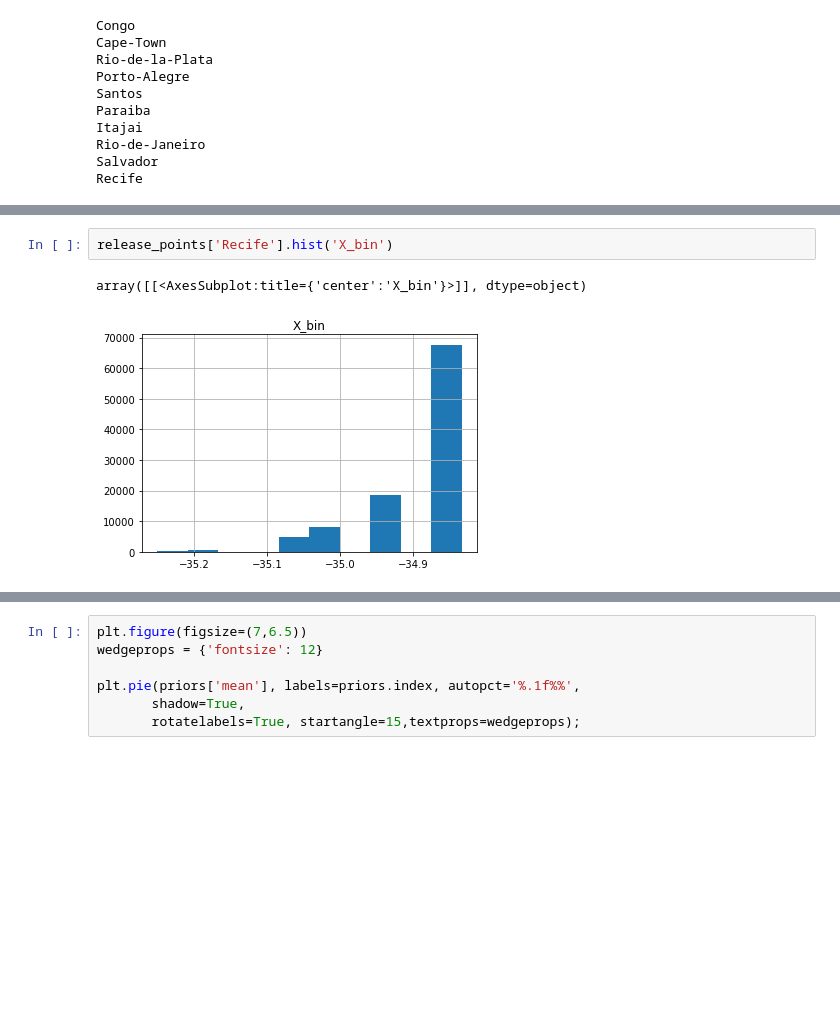
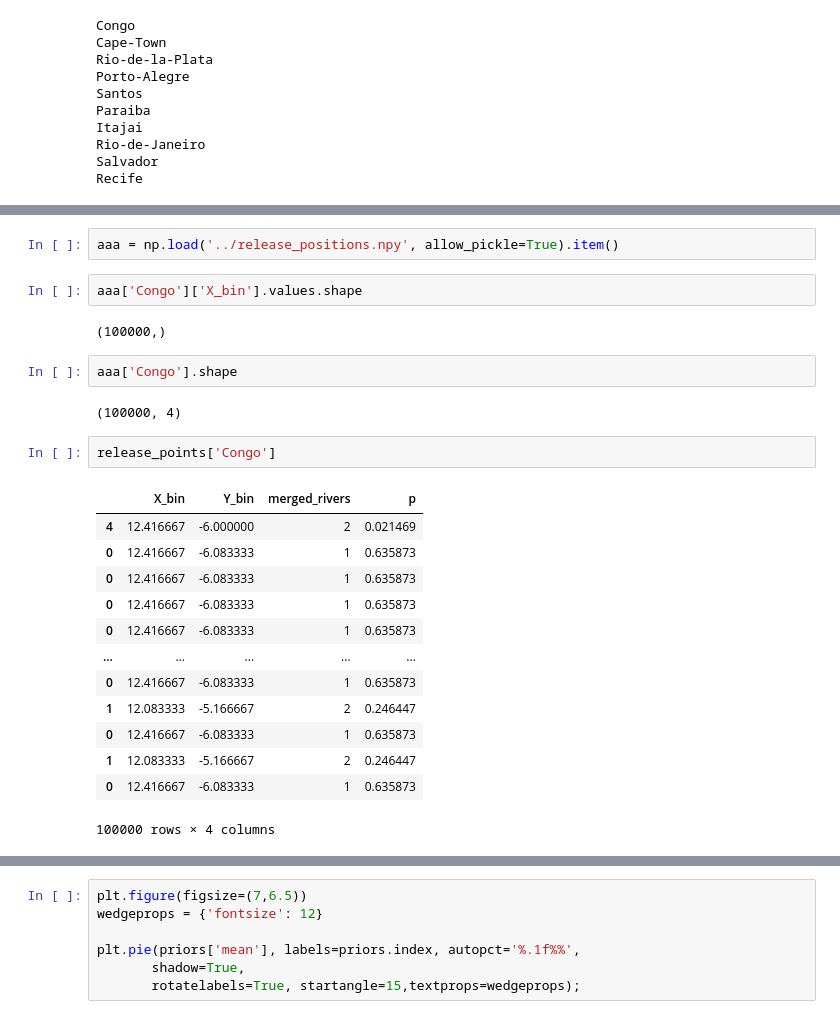
Before and after one commit to OceanParcels/BayesianAnalysis_SouthAtlantic, a Jupyter notebook: notebooks/Standard_method_release_particles_from_river_locations.ipynb, the cells around one changed output, grey strips where cells are left out. Saved outputs shown, nothing was run; the diff lists cells and outputs as text; blank space fills up the shorter version.

Commit message:
First local test passed! polish scripts to make it work. Release points not verified yet.

```diff
--- a/notebooks/Standard_method_release_particles_from_river_locations.ipynb
+++ b/notebooks/Standard_method_release_particles_from_river_locations.ipynb
@@ -540,5 +516,26 @@ for i, loc in enumerate(cluster_locations):
-# %%
-release_points['Recife'].hist('X_bin')
-# %% [output]
-array([[<AxesSubplot:title={'center':'X_bin'}>]], dtype=object)
-[figure, removed]
+# %%
+aaa = np.load('../release_positions.npy', allow_pickle=True).item()
+# %%
+aaa['Congo']['X_bin'].values.shape
+# %% [output]
+(100000,)
+# %%
+aaa['Congo'].shape
+# %% [output]
+(100000, 4)
+# %%
+release_points['Congo']
+# %% [output]
+|  | X_bin | Y_bin | merged_rivers | p |
+| 4 | 12.416667 | -6.000000 | 2 | 0.021469 |
+| 0 | 12.416667 | -6.083333 | 1 | 0.635873 |
+| 0 | 12.416667 | -6.083333 | 1 | 0.635873 |
+| 0 | 12.416667 | -6.083333 | 1 | 0.635873 |
+| 0 | 12.416667 | -6.083333 | 1 | 0.635873 |
+| ... | ... | ... | ... | ... |
+| 0 | 12.416667 | -6.083333 | 1 | 0.635873 |
+| 1 | 12.083333 | -5.166667 | 2 | 0.246447 |
+| 0 | 12.416667 | -6.083333 | 1 | 0.635873 |
+| 1 | 12.083333 | -5.166667 | 2 | 0.246447 |
+| 0 | 12.416667 | -6.083333 | 1 | 0.635873 |
+100000 rows × 4 columns
```
Also changed, not shown: parts of 7 cells of this notebook, 3 other files.
